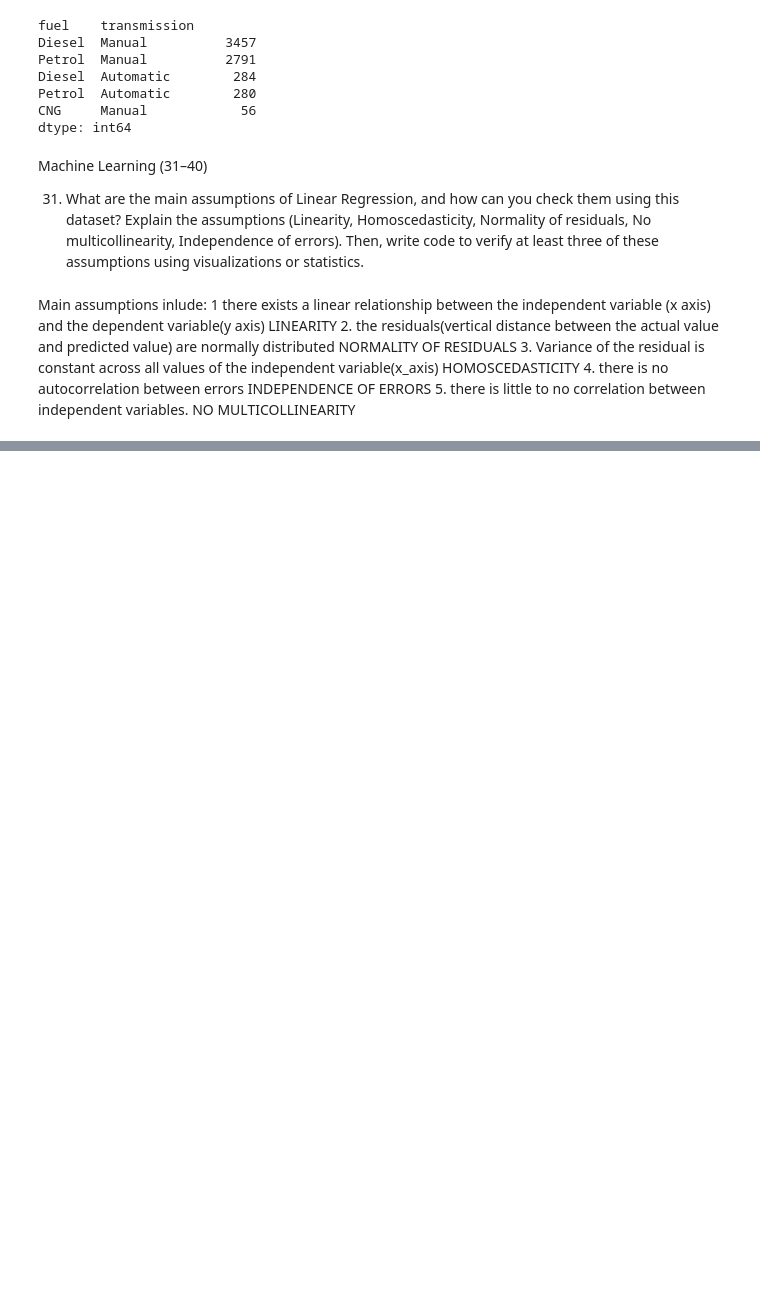
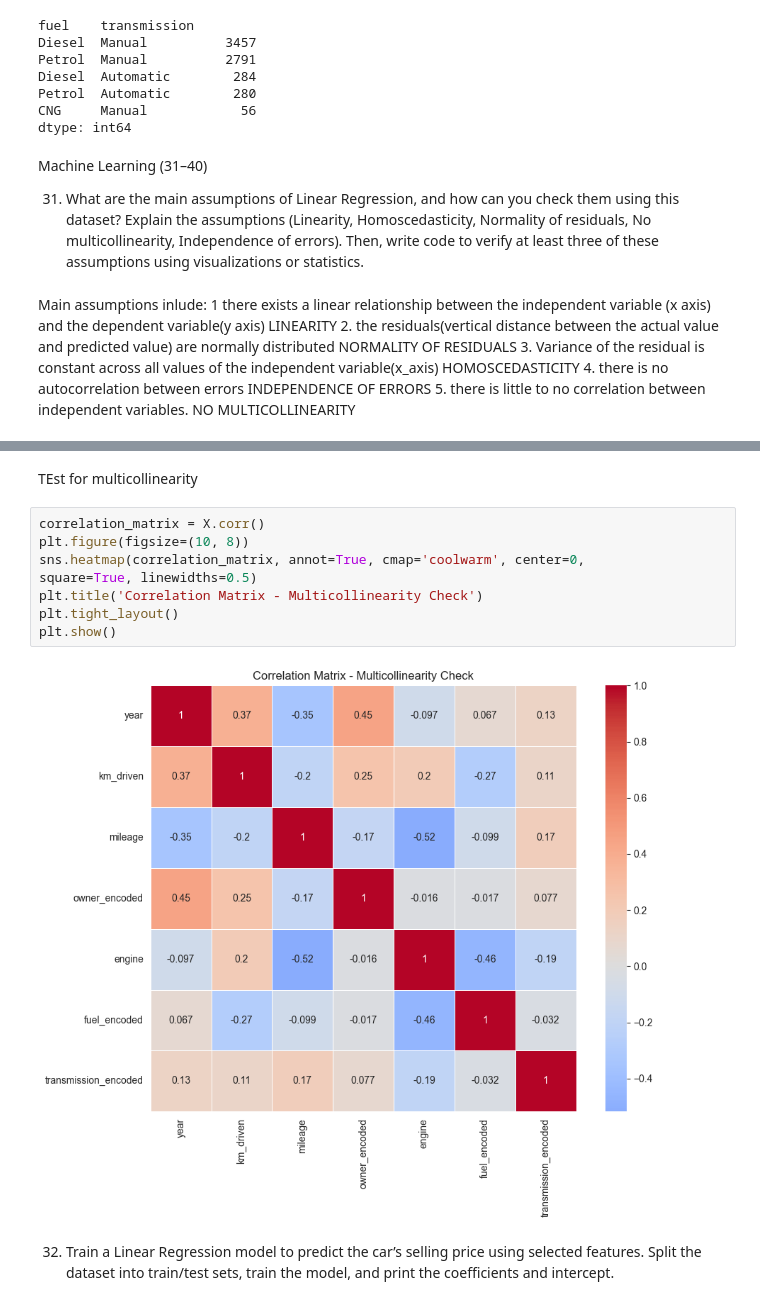
Before and after one commit to Cyrusz55/Car-Price-Prediction, a Jupyter notebook: Book1.ipynb, the cells around one changed output, grey strips where cells are left out. Drawn from its saved outputs; the diff is of its cells as text; blank space fills up the shorter version.

```diff
--- a/Book1.ipynb
+++ b/Book1.ipynb
@@ -671,0 +828,15 @@ Main assumptions inlude:
+# %% [markdown]
+TEst for multicollinearity
+# %%
+correlation_matrix = X.corr()
+plt.figure(figsize=(10, 8))
+sns.heatmap(correlation_matrix, annot=True, cmap='coolwarm', center=0,
+square=True, linewidths=0.5)
+plt.title('Correlation Matrix - Multicollinearity Check')
+plt.tight_layout()
+plt.show()
+# %% [output]
+[figure, added]
+# %% [markdown]
+32. Train a Linear Regression model to predict the car’s selling price using selected features.
+ Split the dataset into train/test sets, train the model, and print the coefficients and intercept.
```
Also changed, not shown: parts of 43 cells of this notebook.
